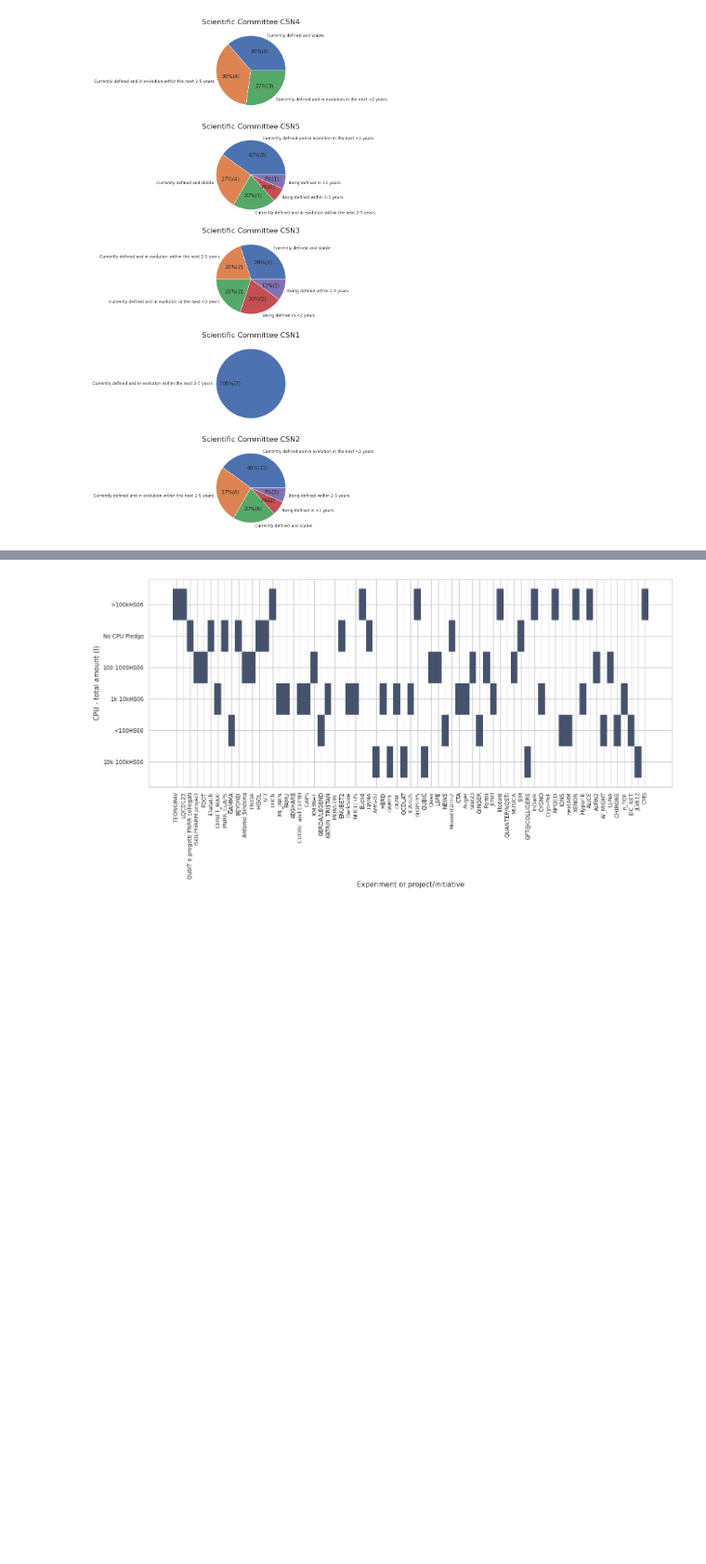
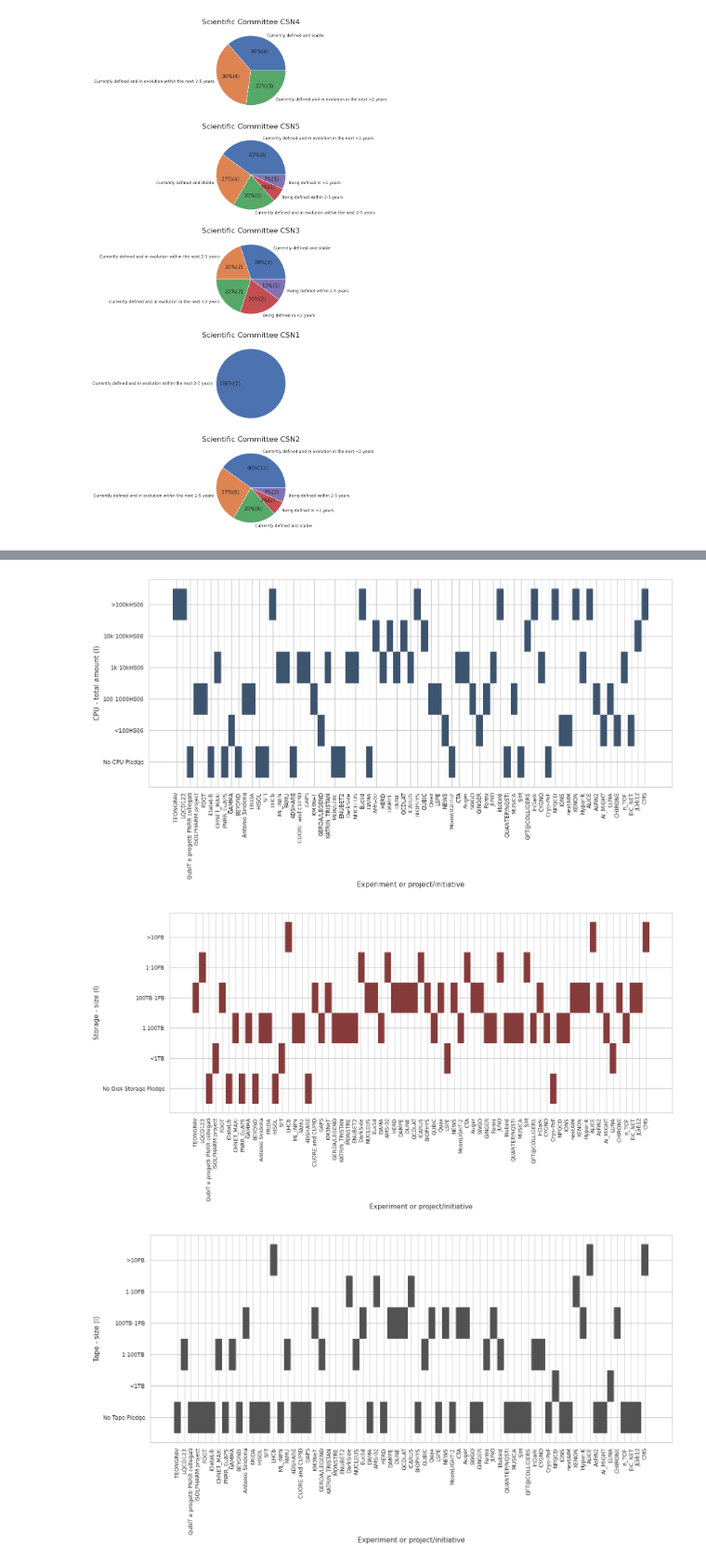
Before and after one commit to gmazzitelli/GSN2, a Jupyter notebook: IFNFCM.ipynb, the cells around one changed output, grey strips where cells are left out. Shown at 93% size. Saved outputs shown, nothing was run; the diff lists cells and outputs as text; code cells hidden in the pictures; blank space fills up the shorter version.

```diff
--- a/IFNFCM.ipynb
+++ b/IFNFCM.ipynb
@@ -19,6 +19,7 @@ import seaborn as sns
 sns.set()
 sns.set_style("whitegrid")
 sns.set_context("paper", rc={"font.size":11,"axes.titlesize":16,"axes.labelsize":11})
+c = ['tab:blue','tab:red', 'tab:gray','tab:orange','tab:green', 'tab:purple', 'tab:brown', 'tab:pink', 'tab:gray', 'tab:olive', 'tab:cyan']
 
 def Exp(x, p0, p1): # negative exponential
   import numpy as np
@@ -42,6 +43,20 @@ def panda_from_gspreadsheet(key, sheet_name='Sheet1', header=0):
 
 # df =  panda_from_gspreadsheet('1MWRb1xbkpZOmUBLCLaC9ud4htvPEWYC7F8IuTt84YBg', sheet_name='Sheet1')
 df =  panda_from_gspreadsheet('1bPAhcjzy2BQFaGO2-I3_XsZSpZ0060jcwqIyuPkxR2w', sheet_name='Sheet1')
+
+CSN = pd.unique(df['Scientific Committee'])
+pledges = ["CPU - total amount (I)", "Storage - size (I)", "Tape - size (I)"]
+experiments = df["Experiment or project/initiative"].values
+
+for i, pledge in enumerate(pledges):
+  if pledge == "CPU - total amount (I)":
+    df.loc[df[pledge].isnull(), pledge]='No CPU Pledge'
+  elif pledge == "Storage - size (I)":
+    df.loc[df[pledge].isnull(), pledge]='No Disk Storage Pledge'
+  elif pledge == "Tape - size (I)":
+    df.loc[df[pledge].isnull(), pledge]='No Tape Pledge'
+  else:
+    print ("Error no change")
 df.tail(1)
 # %% [output]
 |  | Timestamp | Email Address | Experiment or project/initiative | Unnamed: 3 | Computing model evolution | Real Data amount | ... |
@@ -104,8 +119,7 @@ plt.show()
 # %%
 pledges = ["CPU - total amount (I)", "Storage - size (I)", "Tape - size (I)"]
 fig, ax = plt.subplots(5,3,figsize=(15,25))
-who="Scientific Committee"
-CSN = pd.unique(df[who])
+who = 'Scientific Committee'
 for i, pledge in enumerate(pledges):
   for j, csn in enumerate(CSN):
     data = df[(df[who]==csn)][pledge]
@@ -139,3 +132,0 @@ Index(['Timestamp', 'Email Address', 'Experiment or project/initiative',
-# %%
-what = "Storage - size (I)"
-pd.unique(df[what])
@@ -145,5 +132,0 @@ array(['100TB-1PB', '1-10PB', 'No Disk Storage Pledge', '<1TB', '1-100TB',
-# %%
-pledges = ["CPU - total amount (I)", "Storage - size (I)", "Tape - size (I)"]
-what = pledges[1]
-df.loc[df[what].isnull(), what]='No Tape Pledge'
-pd.unique(df[what])
@@ -214,7 +190,13 @@ plt.show()
 # %%
-fig, ax = plt.subplots(figsize=(15,6))
-sns.histplot(df, x="Experiment or project/initiative", y="CPU - total amount (I)")
-ax.tick_params(axis='x', rotation=90)
-plt.show()
+for i, pledge in enumerate(pledges):
+
+  labels = ro_sort(pd.unique(df[pledge]), pledge)
+  df[pledge] = pd.Categorical(df[pledge], labels[::-1])
+  fig, ax = plt.subplots(figsize=(15,6))
+  sns.histplot(df, x="Experiment or project/initiative", y=pledge, color=c[i])
+  ax.tick_params(axis='x', rotation=90)
+  plt.show()
 # %% [output]
-[figure, old version]
+[figure, new version]
+[figure, added]
+[figure, added]
```
Also changed, not shown: parts of 34 cells of this notebook.
